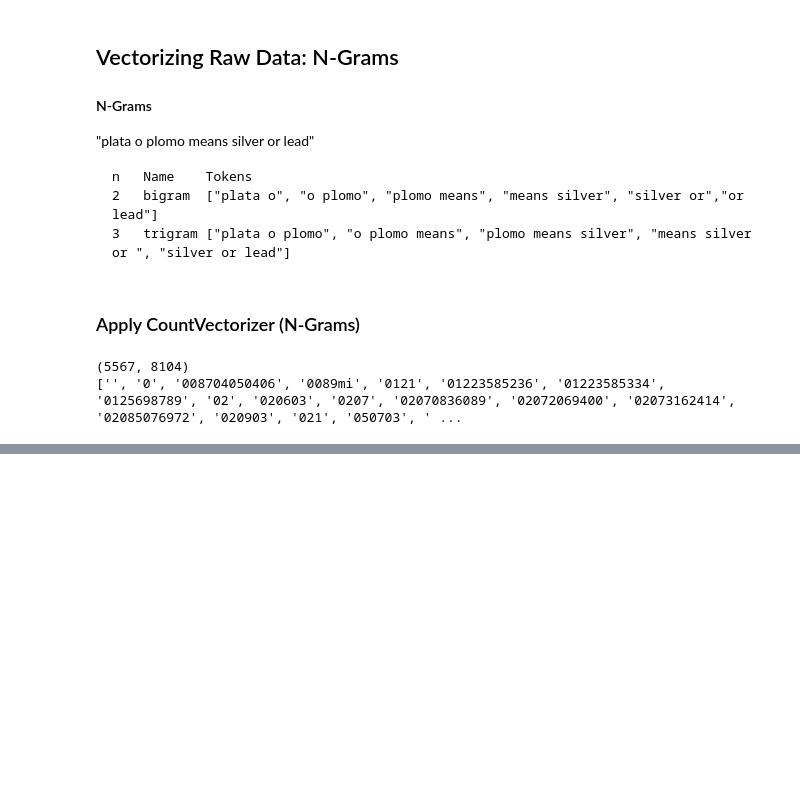
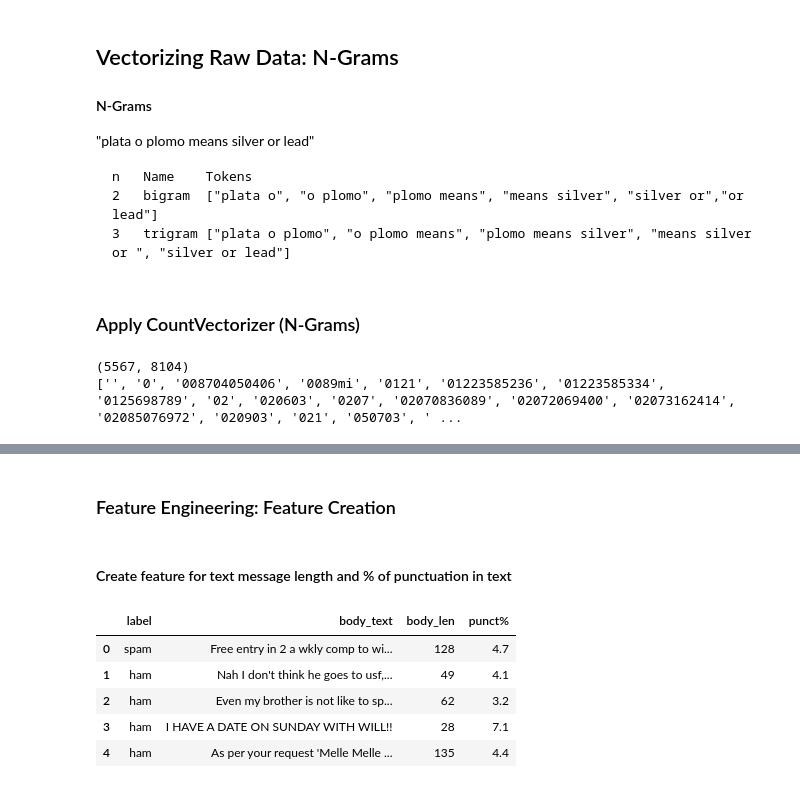
Before and after one commit to onlyabhilash/NLP, a Jupyter notebook: NLP_MachineLearning/NLP.ipynb, the cells around one changed output, grey strips where cells are left out. Drawn from its saved outputs; the diff is of its cells as text; code cells hidden in the pictures; blank space fills up the shorter version.

```diff
--- a/NLP_MachineLearning/NLP.ipynb
+++ b/NLP_MachineLearning/NLP.ipynb
@@ -322,0 +314,2 @@ data.columns = ['label', 'body_text']
+# %% [markdown]
+### Feature Engineering: Feature Creation
@@ -322,0 +321,24 @@ data.columns = ['label', 'body_text']
+# %% [markdown]
+#### Create feature for text message length and % of punctuation in text
+# %%
+import string
+
+# Function to calculate length of message excluding space
+data['body_len'] = data['body_text'].apply(lambda x: len(x) - x.count(" "))
+
+data.head()
+
+def count_punct(text):
+    count = sum([1 for char in text if char in string.punctuation])
+    return round(count/(len(text) - text.count(" ")), 3)*100
+
+data['punct%'] = data['body_text'].apply(lambda x: count_punct(x))
+
+data.head()
+# %% [output]
+|  | label | body_text | body_len | punct% |
+| 0 | spam | Free entry in 2 a wkly comp to wi... | 128 | 4.7 |
+| 1 | ham | Nah I don't think he goes to usf,... | 49 | 4.1 |
+| 2 | ham | Even my brother is not like to sp... | 62 | 3.2 |
+| 3 | ham | I HAVE A DATE ON SUNDAY WITH WILL!! | 28 | 7.1 |
+| 4 | ham | As per your request 'Melle Melle ... | 135 | 4.4 |
```
Also changed, not shown: parts of 23 cells of this notebook, 1 other file.
